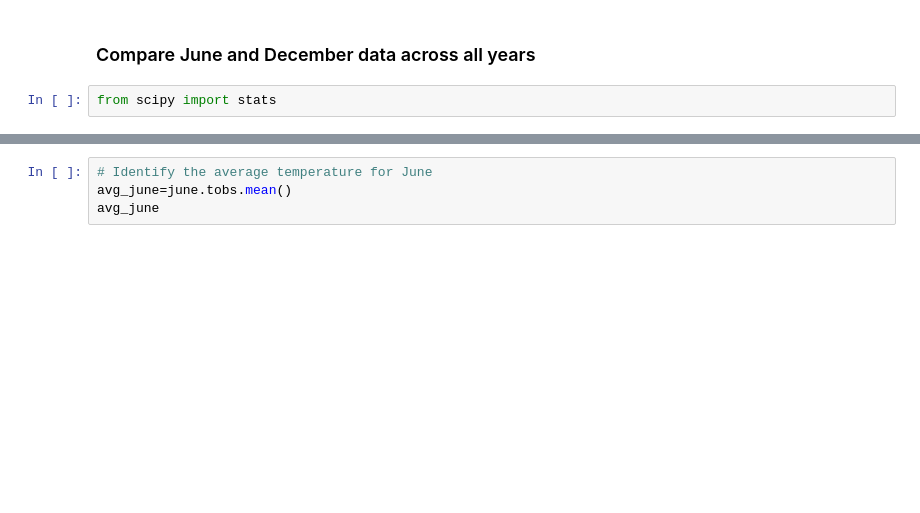
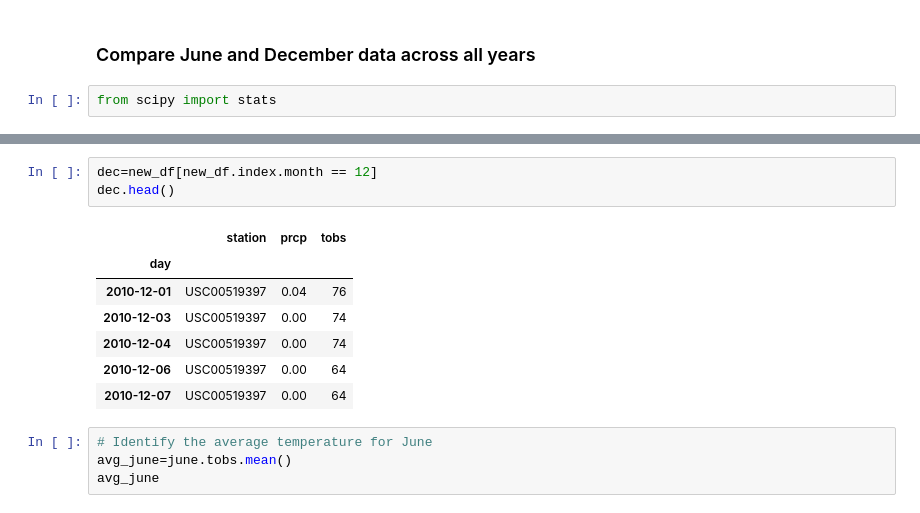
Before and after one commit to HaifaNajdawi/SQLAlchemy_climate_analysis_on_Honolulu-_Hawaii, a Jupyter notebook: temp_analysis_bonus_1_starter.ipynb, the cells around one changed output, grey strips where cells are left out. Drawn from its saved outputs; the diff is of its cells as text; blank space fills up the shorter version.

```diff
--- a/temp_analysis_bonus_1_starter.ipynb
+++ b/temp_analysis_bonus_1_starter.ipynb
@@ -95,3 +78,14 @@ dec=df[df["day"].dt.month == 12]
+# %%
+dec=new_df[new_df.index.month == 12]
+dec.head()
+# %% [output]
+|  | station | prcp | tobs |
+| day |  |  |  |
+| 2010-12-01 | USC00519397 | 0.04 | 76 |
+| 2010-12-03 | USC00519397 | 0.00 | 74 |
+| 2010-12-04 | USC00519397 | 0.00 | 74 |
+| 2010-12-06 | USC00519397 | 0.00 | 64 |
+| 2010-12-07 | USC00519397 | 0.00 | 64 |
 # %%
 # Identify the average temperature for June
 avg_june=june.tobs.mean()
```
Also changed, not shown: parts of 6 cells of this notebook, 2 other files.
